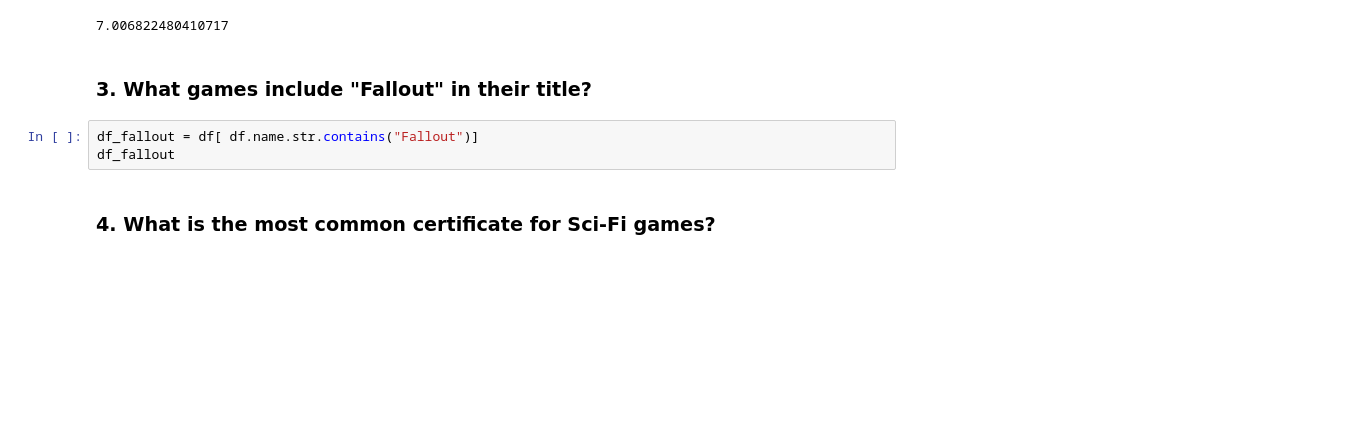
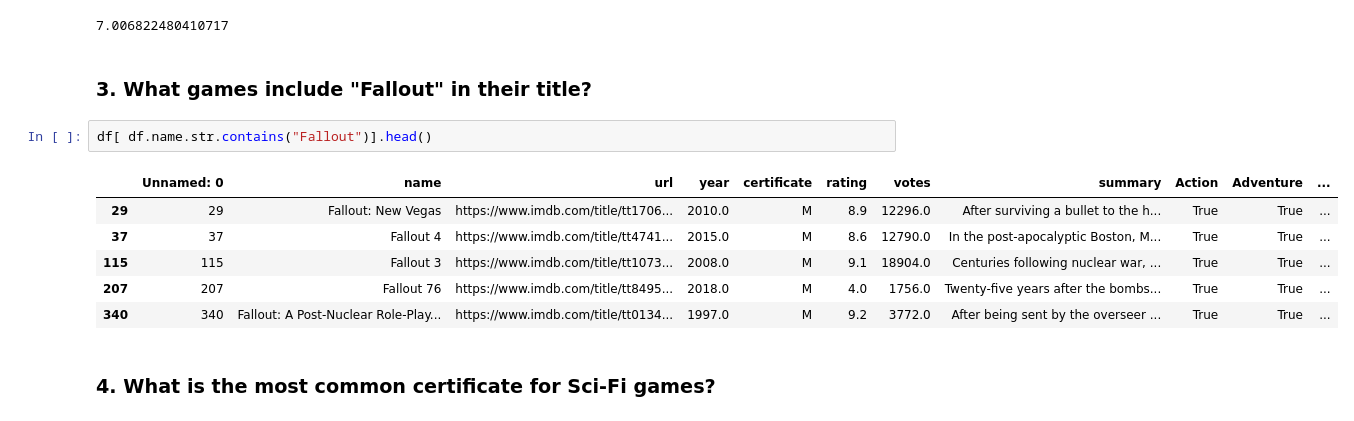
Before and after one commit to AveryH6/cis277-fa22-Lab3, a Jupyter notebook: Lab3.ipynb, the cells around one changed output. Cells and saved outputs as stored; diff of their text form; blank space fills up the shorter version.

```diff
--- a/Lab3.ipynb
+++ b/Lab3.ipynb
@@ -105,8 +108,14 @@ ave_rate2['rating'].mean()
 # %% [markdown]
 ### 3. What games include "Fallout" in their title?
 # %%
-df_fallout = df[ df.name.str.contains("Fallout")]
-df_fallout
+df[ df.name.str.contains("Fallout")].head()
+# %% [output]
+|  | Unnamed: 0 | name | url | year | certificate | rating | votes | summary | Action | Adventure | ... |
+| 29 | 29 | Fallout: New Vegas | https://www.imdb.com/title/tt1706... | 2010.0 | M | 8.9 | 12296.0 | After surviving a bullet to the h... | True | True | ... |
+| 37 | 37 | Fallout 4 | https://www.imdb.com/title/tt4741... | 2015.0 | M | 8.6 | 12790.0 | In the post-apocalyptic Boston, M... | True | True | ... |
+| 115 | 115 | Fallout 3 | https://www.imdb.com/title/tt1073... | 2008.0 | M | 9.1 | 18904.0 | Centuries following nuclear war, ... | True | True | ... |
+| 207 | 207 | Fallout 76 | https://www.imdb.com/title/tt8495... | 2018.0 | M | 4.0 | 1756.0 | Twenty-five years after the bombs... | True | True | ... |
+| 340 | 340 | Fallout: A Post-Nuclear Role-Play... | https://www.imdb.com/title/tt0134... | 1997.0 | M | 9.2 | 3772.0 | After being sent by the overseer ... | True | True | ... |
 # %% [markdown]
 ### 4. What is the most common certificate for Sci-Fi games?
 # %%
```
Also changed, not shown: parts of 24 cells of this notebook.
